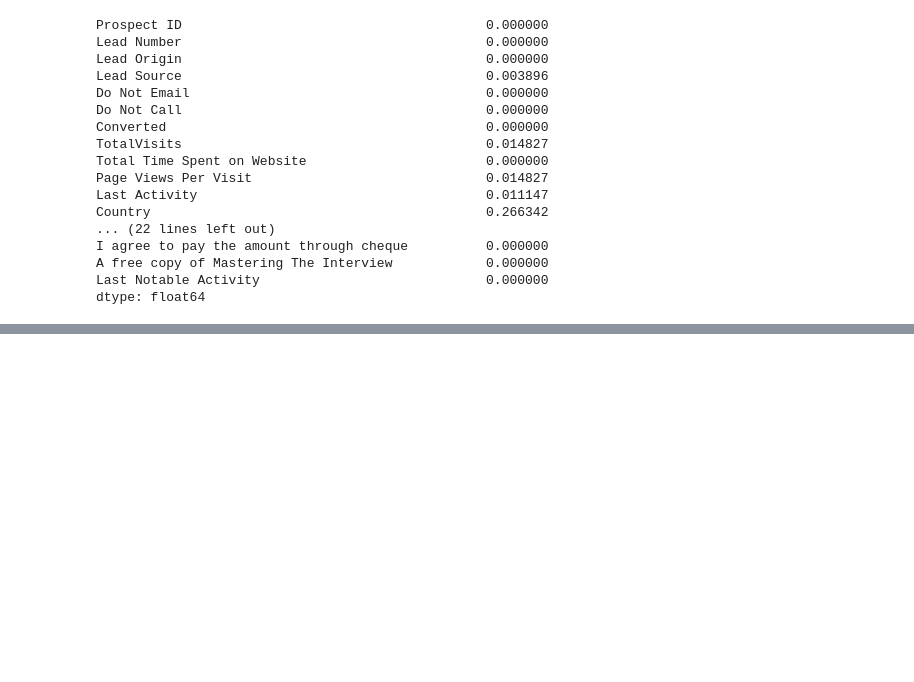
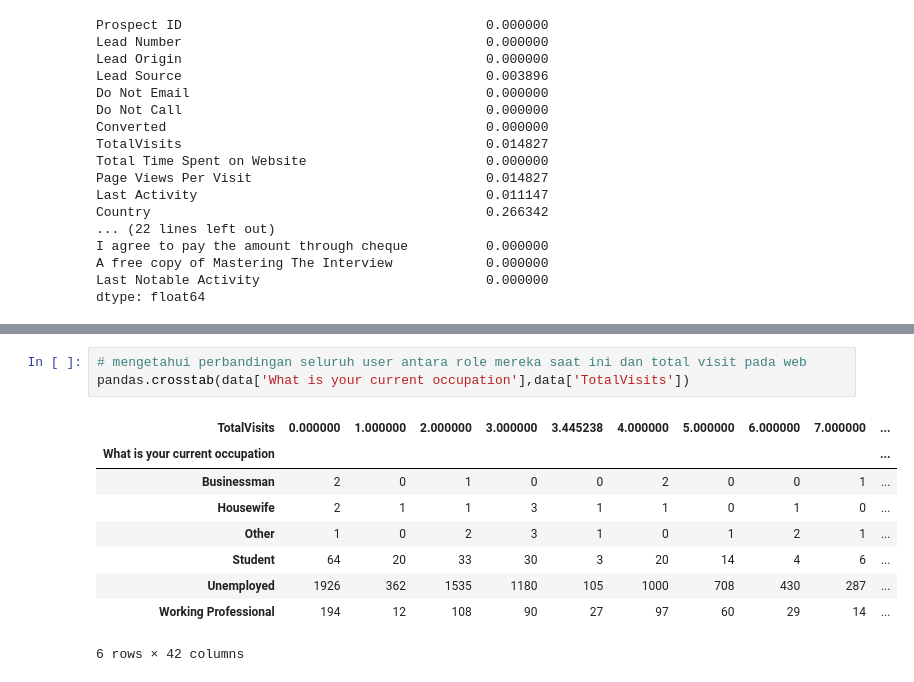
Before and after one commit to yusnarsetiyadi/Mini_Project_Data_Science, a Jupyter notebook: lead_scoring.ipynb, the cells around one changed output, grey strips where cells are left out. Saved outputs shown, nothing was run; the diff lists cells and outputs as text; blank space fills up the shorter version.

```diff
--- a/lead_scoring.ipynb
+++ b/lead_scoring.ipynb
@@ -177,0 +404,13 @@ dtype: float64
+# %%
+# mengetahui perbandingan seluruh user antara role mereka saat ini dan total visit pada web
+pandas.crosstab(data['What is your current occupation'],data['TotalVisits'])
+# %% [output]
+| TotalVisits | 0.000000 | 1.000000 | 2.000000 | 3.000000 | 3.445238 | 4.000000 | 5.000000 | 6.000000 | 7.000000 | ... |
+| What is your current occupation |  |  |  |  |  |  |  |  |  | ... |
+| Businessman | 2 | 0 | 1 | 0 | 0 | 2 | 0 | 0 | 1 | ... |
+| Housewife | 2 | 1 | 1 | 3 | 1 | 1 | 0 | 1 | 0 | ... |
+| Other | 1 | 0 | 2 | 3 | 1 | 0 | 1 | 2 | 1 | ... |
+| Student | 64 | 20 | 33 | 30 | 3 | 20 | 14 | 4 | 6 | ... |
+| Unemployed | 1926 | 362 | 1535 | 1180 | 105 | 1000 | 708 | 430 | 287 | ... |
+| Working Professional | 194 | 12 | 108 | 90 | 27 | 97 | 60 | 29 | 14 | ... |
+6 rows × 42 columns
```
Also changed, not shown: parts of 41 cells of this notebook.
